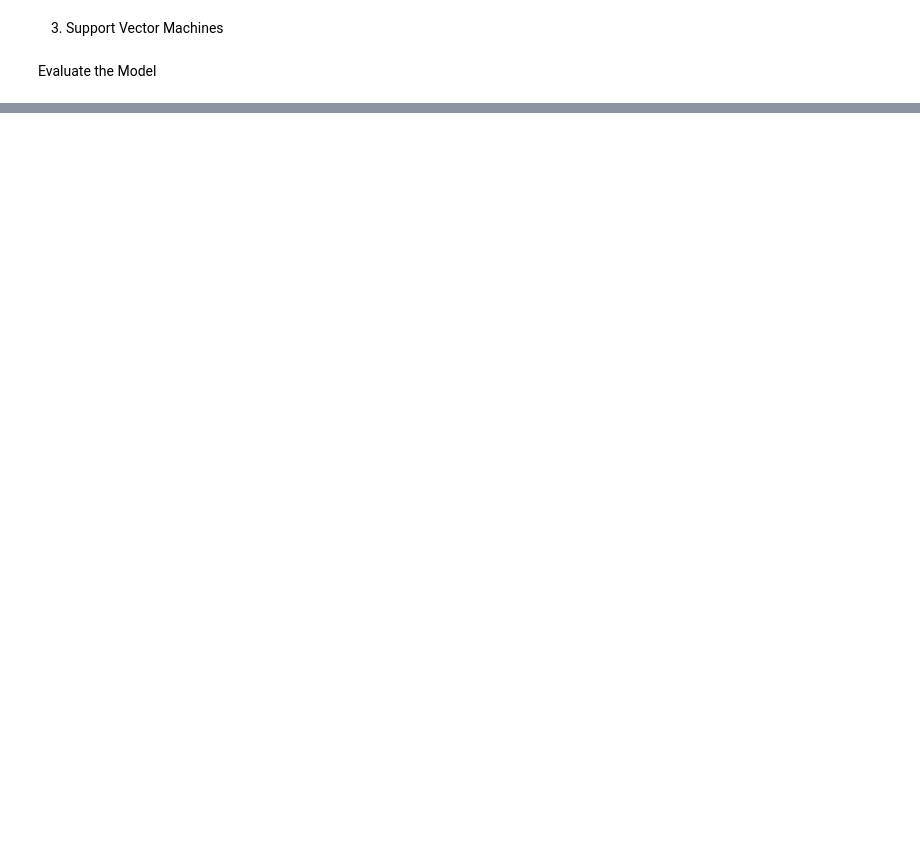
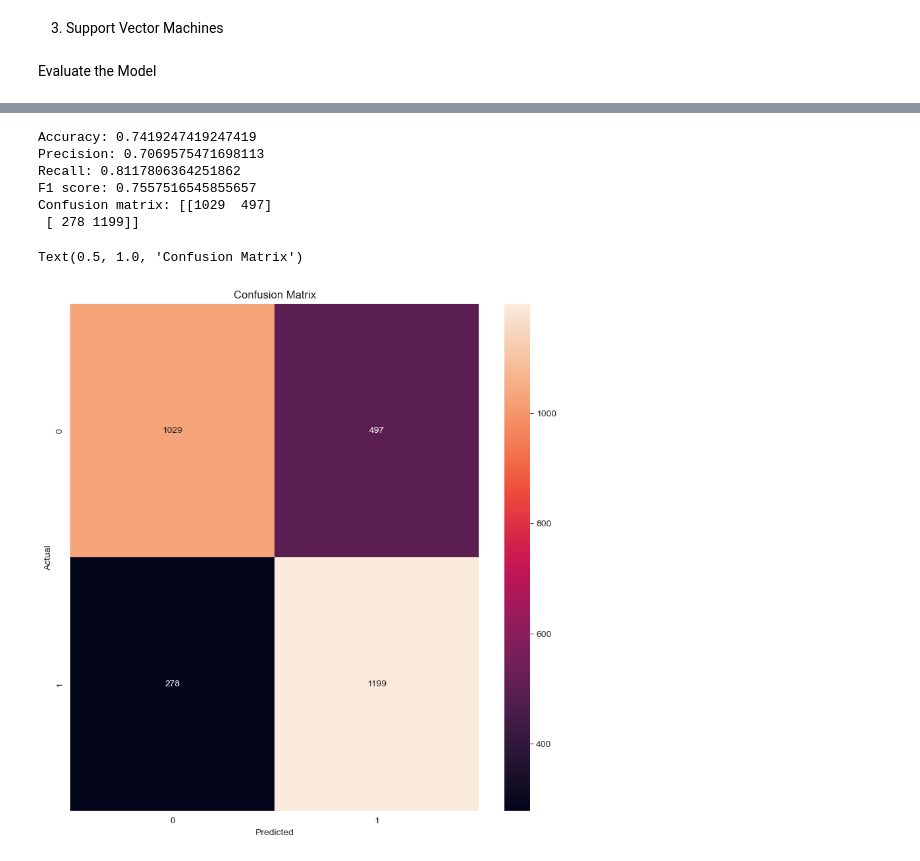
Before and after one commit to rishonjain/Credit-Card-Fraud-Detector, a Jupyter notebook: main.ipynb, the cells around one changed output, grey strips where cells are left out. Cells and saved outputs as stored; diff of their text form; code cells hidden in the pictures; blank space fills up the shorter version.

```diff
--- a/main.ipynb
+++ b/main.ipynb
@@ -256,0 +307,22 @@ Confusion matrix: [[1034  492]
+# %%
+print('Accuracy:', accuracy_score(y_test, y_pred))
+print('Precision:', precision_score(y_test, y_pred))
+print('Recall:', recall_score(y_test, y_pred))
+print('F1 score:', f1_score(y_test, y_pred))
+print('Confusion matrix:', confusion_matrix(y_test, y_pred))
+# %% [output]
+Accuracy: 0.7419247419247419
+Precision: 0.7069575471698113
+Recall: 0.8117806364251862
+F1 score: 0.7557516545855657
+Confusion matrix: [[1029  497]
+ [ 278 1199]]
+# %%
+plt.figure(figsize=(10, 10))
+sns.heatmap(confusion_matrix(y_test, y_pred), annot=True, fmt='d')
+plt.xlabel('Predicted')
+plt.ylabel('Actual')
+plt.title('Confusion Matrix')
+# %% [output]
+Text(0.5, 1.0, 'Confusion Matrix')
+[figure, added]
```
Also changed, not shown: parts of 17 cells of this notebook.
